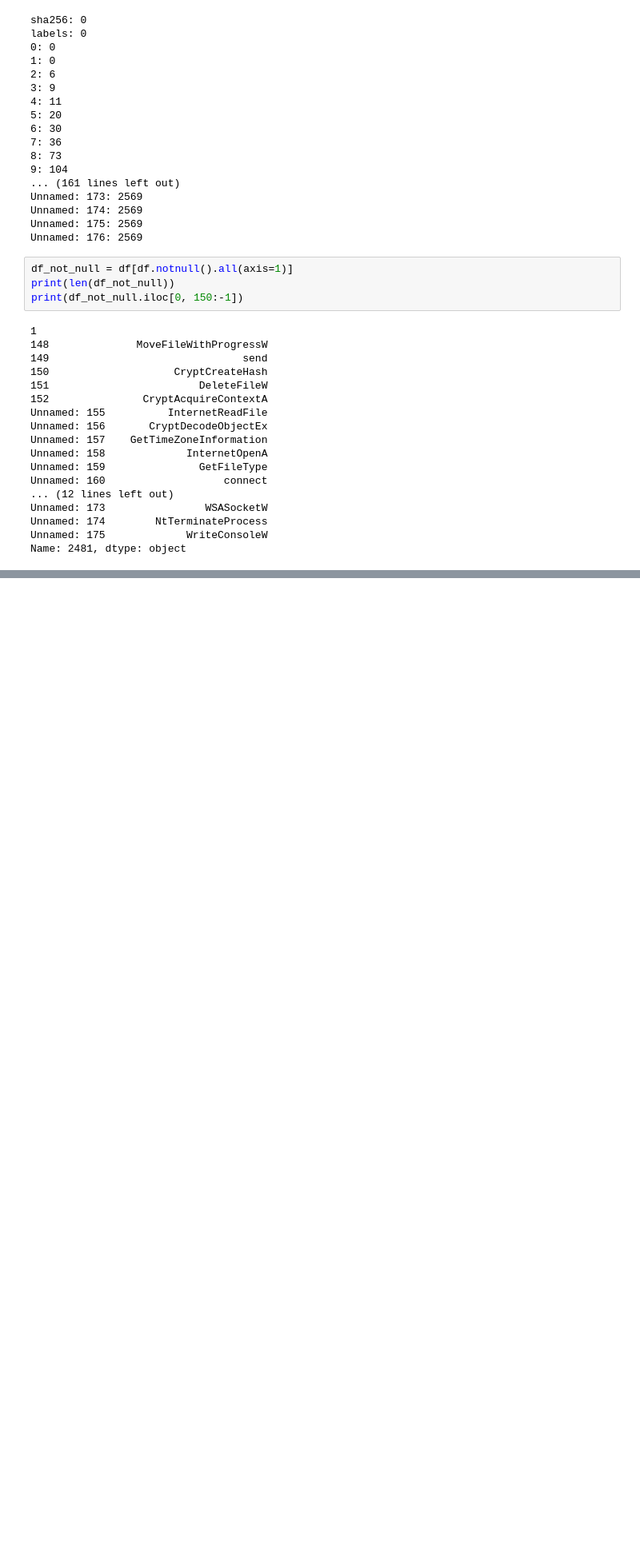
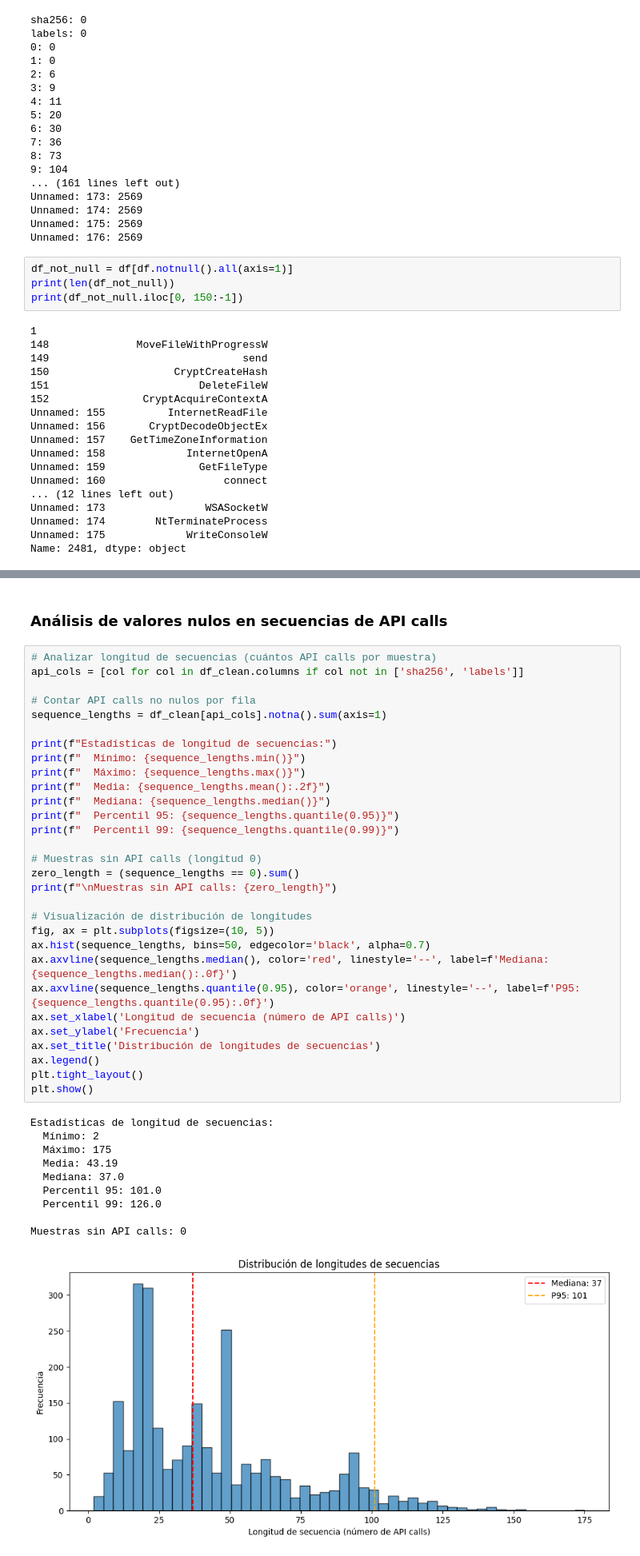
Before and after one commit to LuisMontenegro21/Lab2-SecurityDataScience, a Jupyter notebook: lab2.ipynb, the cells around one changed output, grey strips where cells are left out. Shown at 80% size. Cells and saved outputs as stored; diff of their text form; blank space fills up the shorter version.

```diff
--- a/lab2.ipynb
+++ b/lab2.ipynb
@@ -84,0 +131,43 @@ Implementación del modelo <!MODELO> para el análisis de malware.
+# %% [markdown]
+### Análisis de valores nulos en secuencias de API calls
+# %%
+# Analizar longitud de secuencias (cuántos API calls por muestra)
+api_cols = [col for col in df_clean.columns if col not in ['sha256', 'labels']]
+
+# Contar API calls no nulos por fila
+sequence_lengths = df_clean[api_cols].notna().sum(axis=1)
+
+print(f"Estadísticas de longitud de secuencias:")
+print(f"  Mínimo: {sequence_lengths.min()}")
+print(f"  Máximo: {sequence_lengths.max()}")
+print(f"  Media: {sequence_lengths.mean():.2f}")
+print(f"  Mediana: {sequence_lengths.median()}")
+print(f"  Percentil 95: {sequence_lengths.quantile(0.95)}")
+print(f"  Percentil 99: {sequence_lengths.quantile(0.99)}")
+
+# Muestras sin API calls (longitud 0)
+zero_length = (sequence_lengths == 0).sum()
+print(f"\nMuestras sin API calls: {zero_length}")
+
+# Visualización de distribución de longitudes
+fig, ax = plt.subplots(figsize=(10, 5))
+ax.hist(sequence_lengths, bins=50, edgecolor='black', alpha=0.7)
+ax.axvline(sequence_lengths.median(), color='red', linestyle='--', label=f'Mediana: {sequence_lengths.median():.0f}')
+ax.axvline(sequence_lengths.quantile(0.95), color='orange', linestyle='--', label=f'P95: {sequence_lengths.quantile(0.95):.0f}')
+ax.set_xlabel('Longitud de secuencia (número de API calls)')
+ax.set_ylabel('Frecuencia')
+ax.set_title('Distribución de longitudes de secuencias')
+ax.legend()
+plt.tight_layout()
+plt.show()
+# %% [output]
+Estadísticas de longitud de secuencias:
+  Mínimo: 2
+  Máximo: 175
+  Media: 43.19
+  Mediana: 37.0
+  Percentil 95: 101.0
+  Percentil 99: 126.0
+
+Muestras sin API calls: 0
+[figure, added]
```
Also changed, not shown: parts of 13 cells of this notebook, 7 other files.
